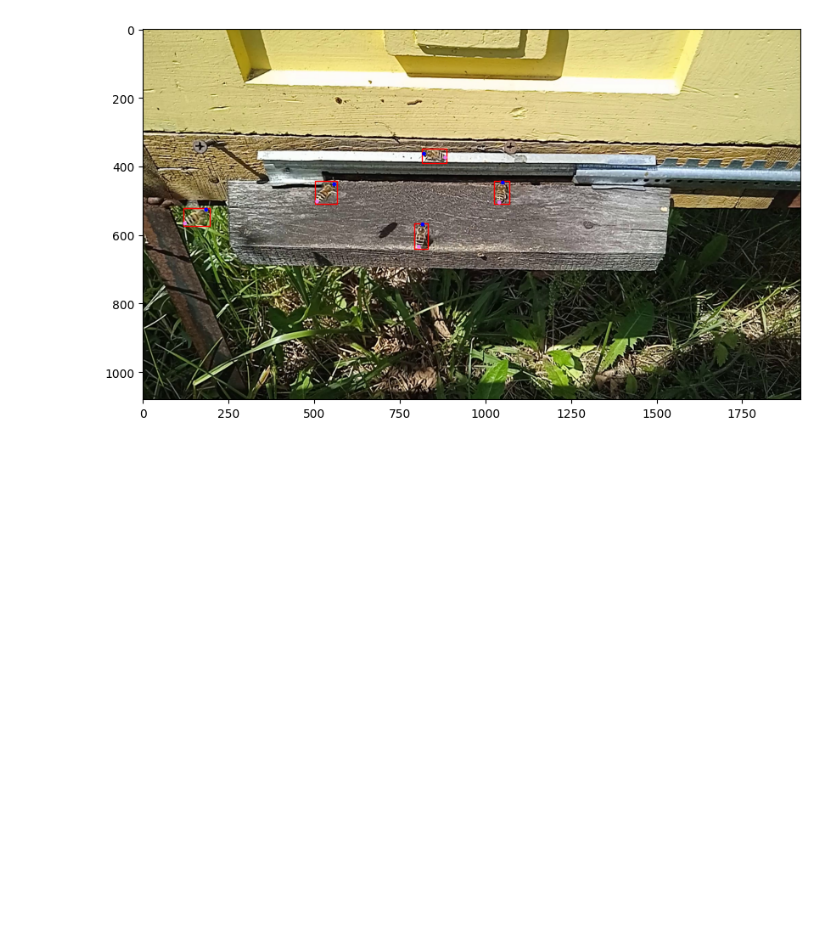
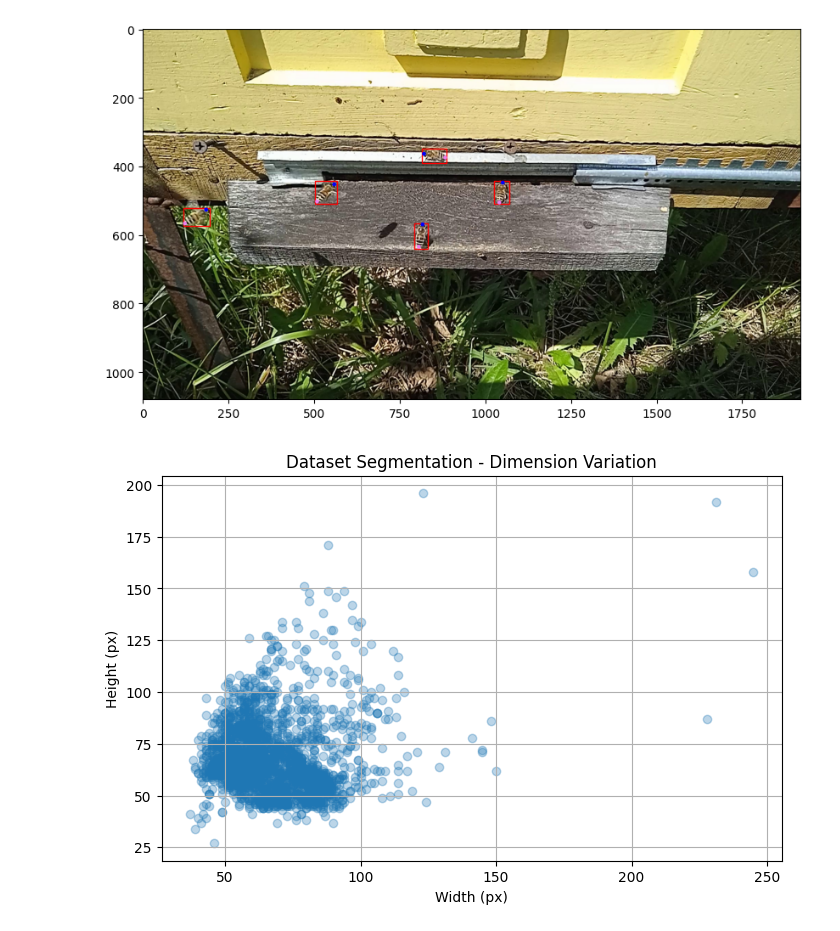
Before and after one commit to dzungpnguyen/bee-direction, a Jupyter notebook: notebooks/exploration.ipynb, the cells around one changed output. Drawn from its saved outputs; the diff is of its cells as text; code cells hidden in the pictures; blank space fills up the shorter version.

Commit message:
scatter

```diff
--- a/notebooks/exploration.ipynb
+++ b/notebooks/exploration.ipynb
@@ -208,3 +202,45 @@ Circle(xy=(185, 526), radius=4)
 Circle(xy=(122.999, 566), radius=4)
 ==================================================
 [figure]
+# %%
+def get_image_shapes(image_dir: str) -> list[tuple[int]]:
+    """
+    Get image weights and heights
+    Args:
+        image_dir: Path of directory containing jpg images
+    Returns:
+        List of all images' dimensions
+    """
+    # get all images' paths
+    image_paths = glob.glob(f'{image_dir}/*.jpg')
+    shapes = []
+    # get image weights and heights
+    for image_path in image_paths:
+        image = Image.open(image_path)
+        iw, ih = image.size
+        shapes.append((iw, ih))
+    return shapes
+
+def show_dimension_plot(shapes: list[tuple[int]], dataset_name: str) -> None:
+    """
+    Plot the distribution of image dimensions
+    Args:
+        shapes: list of dimensions (w, h)
+        dataset_name: name of the dataset (for title)
+    """
+    # get 2 lists of widths and heights
+    ws, hs = zip(*shapes)
+    # plot
+    plt.figure(figsize=(8,5))
+    plt.scatter(ws, hs, alpha=0.3)
+    plt.title(f'Dataset {dataset_name} - Dimension Variation')
+    plt.xlabel('Width (px)')
+    plt.ylabel('Height (px)')
+    plt.grid(True)
+    plt.show()
+# %%
+image_dir = f'{PROJECT_ROOT}/data/full/segmentation/images'
+shapes = get_image_shapes(image_dir)
+show_dimension_plot(shapes, 'Segmentation')
+# %% [output]
+[figure, added]
```
Also changed, not shown: parts of 1 cell of this notebook.
